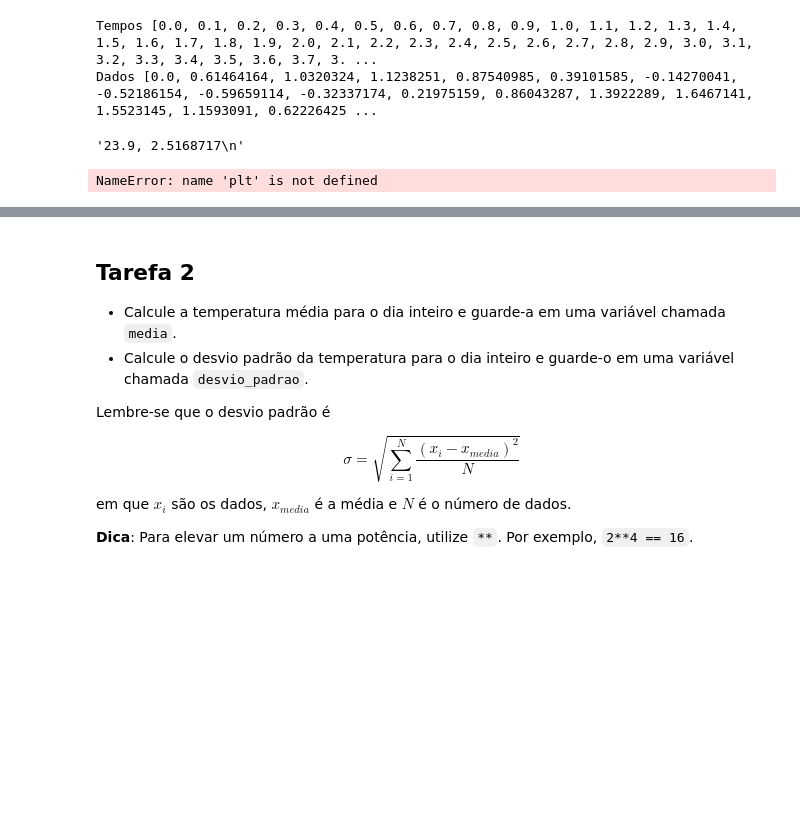
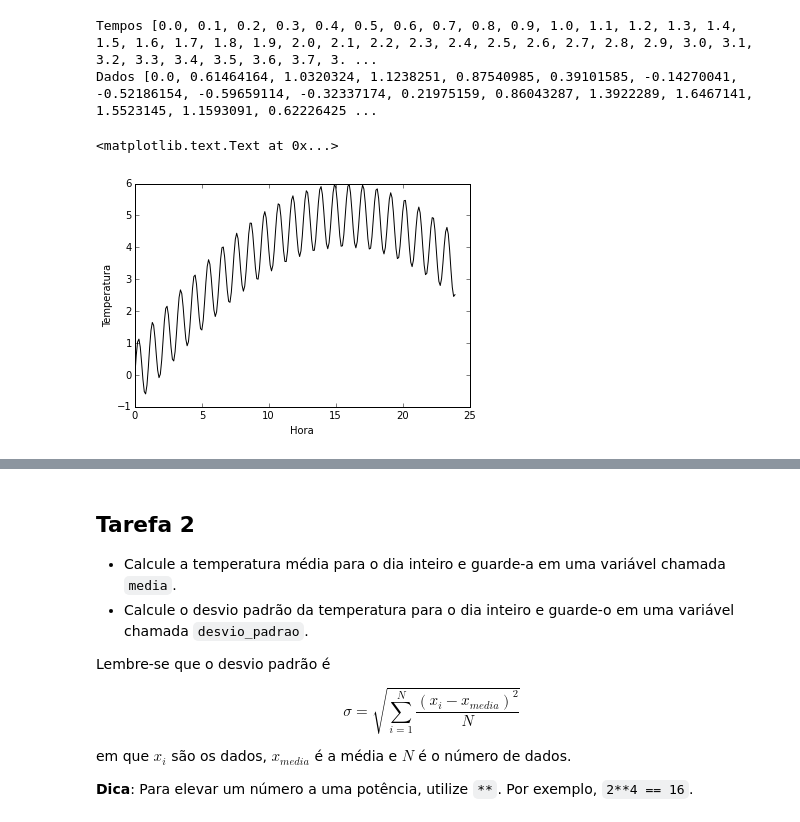
Before and after one commit to mat-esp-2015/python-intro-2-mmm, a Jupyter notebook: tarefa-intro-python-2.ipynb, the cells around one changed output, grey strips where cells are left out. Saved outputs shown, nothing was run; the diff lists cells and outputs as text; code cells hidden in the pictures; blank space fills up the shorter version.

```diff
--- a/tarefa-intro-python-2.ipynb
+++ b/tarefa-intro-python-2.ipynb
@@ -206,17 +205,14 @@ arquivo.close() #fechar comando
 # %% [output]
 Tempos [0.0, 0.1, 0.2, 0.3, 0.4, 0.5, 0.6, 0.7, 0.8, 0.9, 1.0, 1.1, 1.2, 1.3, 1.4, 1.5, 1.6, 1.7, 1.8, 1.9, 2.0, 2.1, 2.2, 2.3, 2.4, 2.5, 2.6, 2.7, 2.8, 2.9, 3.0, 3.1, 3.2, 3.3, 3.4, 3.5, 3.6, 3.7, 3. ...
 Dados [0.0, 0.61464164, 1.0320324, 1.1238251, 0.87540985, 0.39101585, -0.14270041, -0.52186154, -0.59659114, -0.32337174, 0.21975159, 0.86043287, 1.3922289, 1.6467141, 1.5523145, 1.1593091, 0.62226425 ...
-# %%
-blocos[0]
-# %% [output]
-'23.9, 2.5168717\n'
 # %%
+%matplotlib inline
 import matplotlib.pyplot as plt
 
 plt.figure()
-plt.plot(x,y, "-k")
-plt.xlabel("Hora")
-plt.ylabel("Temperatura")
-plt.close()
+plt.plot(tempos, dados, "-k")
+plt.xlabel('Hora')
+plt.ylabel('Temperatura')
 # %% [output]
-NameError: name 'plt' is not defined
+<matplotlib.text.Text at 0x...>
+[figure, added]
```
Also changed, not shown: parts of 2 cells of this notebook.
